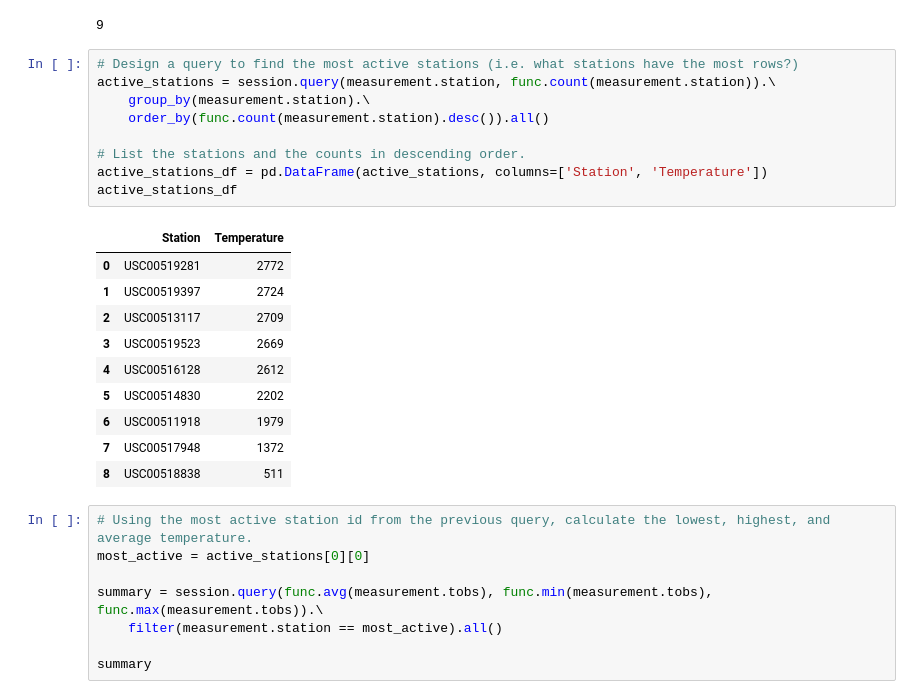
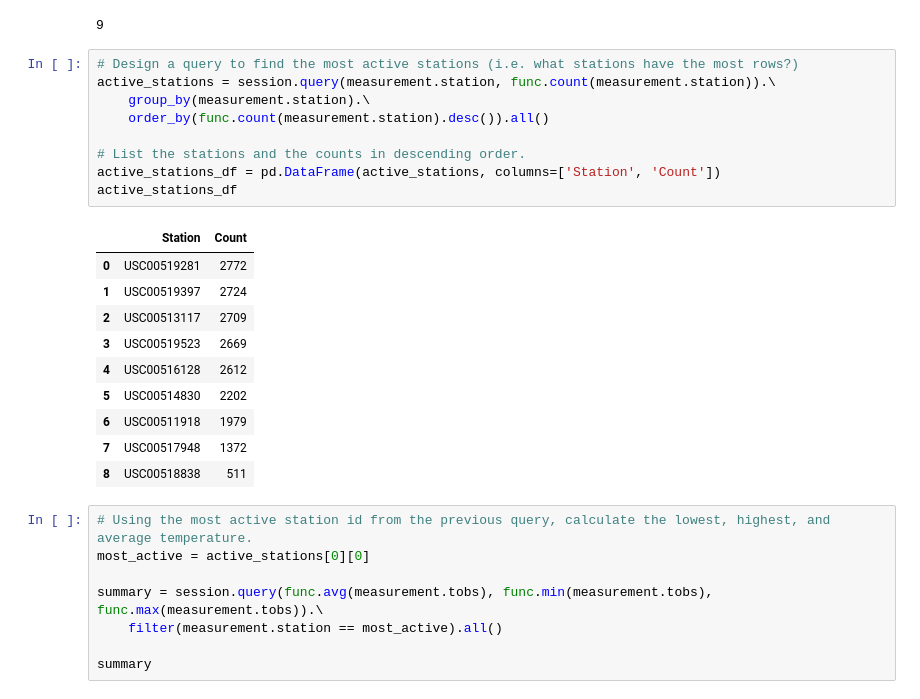
Before and after one commit to bernbr/sqlalchemy-challenge, a Jupyter notebook: SurfsUp/climate_starter.ipynb, the cells around one changed output. Saved outputs shown, nothing was run; the diff lists cells and outputs as text.

```diff
--- a/SurfsUp/climate_starter.ipynb
+++ b/SurfsUp/climate_starter.ipynb
@@ -114,14 +93,14 @@ station_count
 # %%
 # Design a query to find the most active stations (i.e. what stations have the most rows?)
 active_stations = session.query(measurement.station, func.count(measurement.station)).\
     group_by(measurement.station).\
     order_by(func.count(measurement.station).desc()).all()
 
 # List the stations and the counts in descending order.
-active_stations_df = pd.DataFrame(active_stations, columns=['Station', 'Temperature'])
+active_stations_df = pd.DataFrame(active_stations, columns=['Station', 'Count'])
 active_stations_df
 # %% [output]
-|  | Station | Temperature |
+|  | Station | Count |
 | 0 | USC00519281 | 2772 |
 | 1 | USC00519397 | 2724 |
 | 2 | USC00513117 | 2709 |
```
Also changed, not shown: parts of 5 cells of this notebook, 1 other file.
